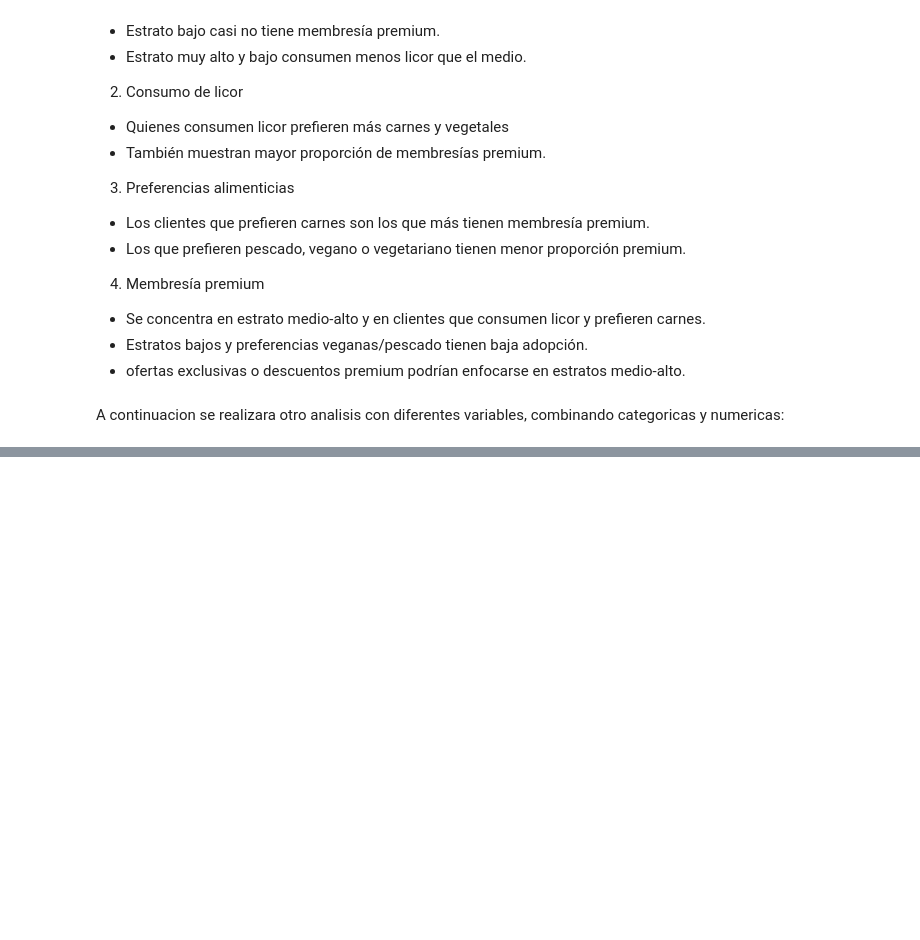
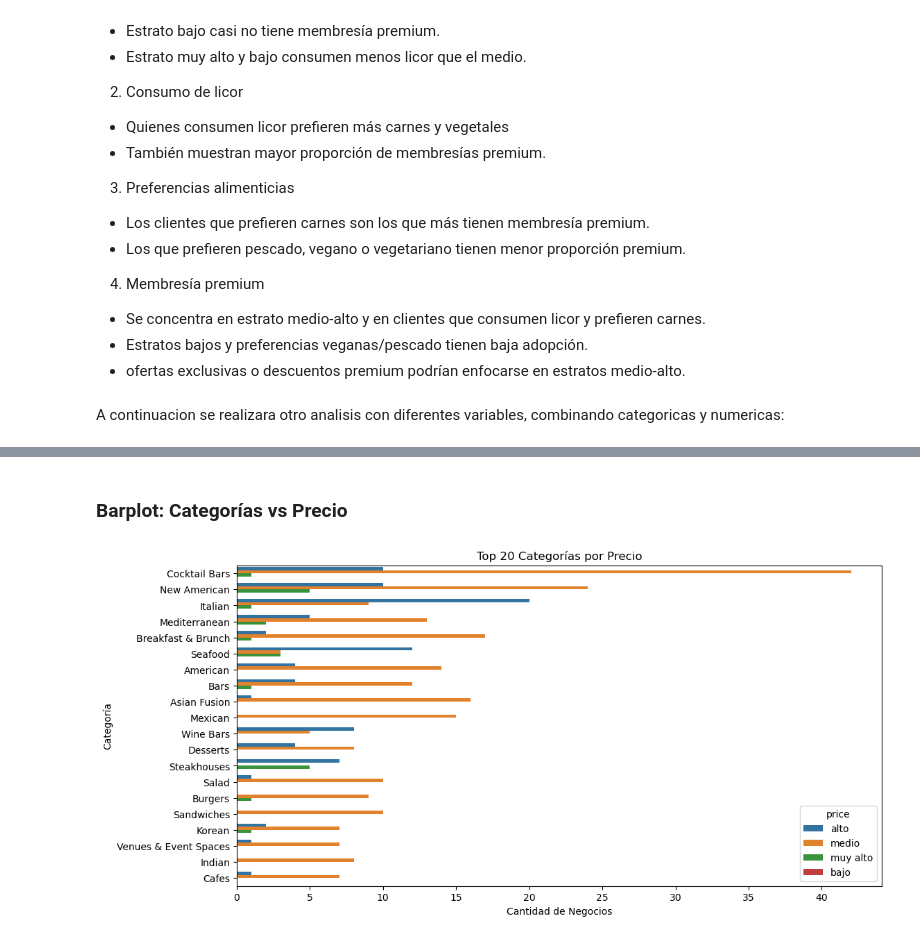
Before and after one commit to ccantilloa/Data-Science-Henry, a Jupyter notebook: Module 1/Proyecto integrador/Avance_Analisis_Final.ipynb, the cells around one changed output, grey strips where cells are left out. Cells and saved outputs as stored; diff of their text form; code cells hidden in the pictures; blank space fills up the shorter version.

```diff
--- a/Module 1/Proyecto integrador/Avance_Analisis_Final.ipynb
+++ b/Module 1/Proyecto integrador/Avance_Analisis_Final.ipynb
@@ -166,0 +206,12 @@ plt.show()
+# %% [markdown]
+### Barplot: Categorías vs Precio
+# %%
+plt.figure(figsize=(12,6))
+sns.countplot(y='categories_list', hue='price',
+              data=df_restaurants_chicago, order=df_restaurants_chicago['categories_list'].value_counts().iloc[:20].index)
+plt.title("Top 20 Categorías por Precio")
+plt.xlabel("Cantidad de Negocios")
+plt.ylabel("Categoría")
+plt.show()
+# %% [output]
+[figure, added]
```
Also changed, not shown: parts of 17 cells of this notebook, 7 other files.
